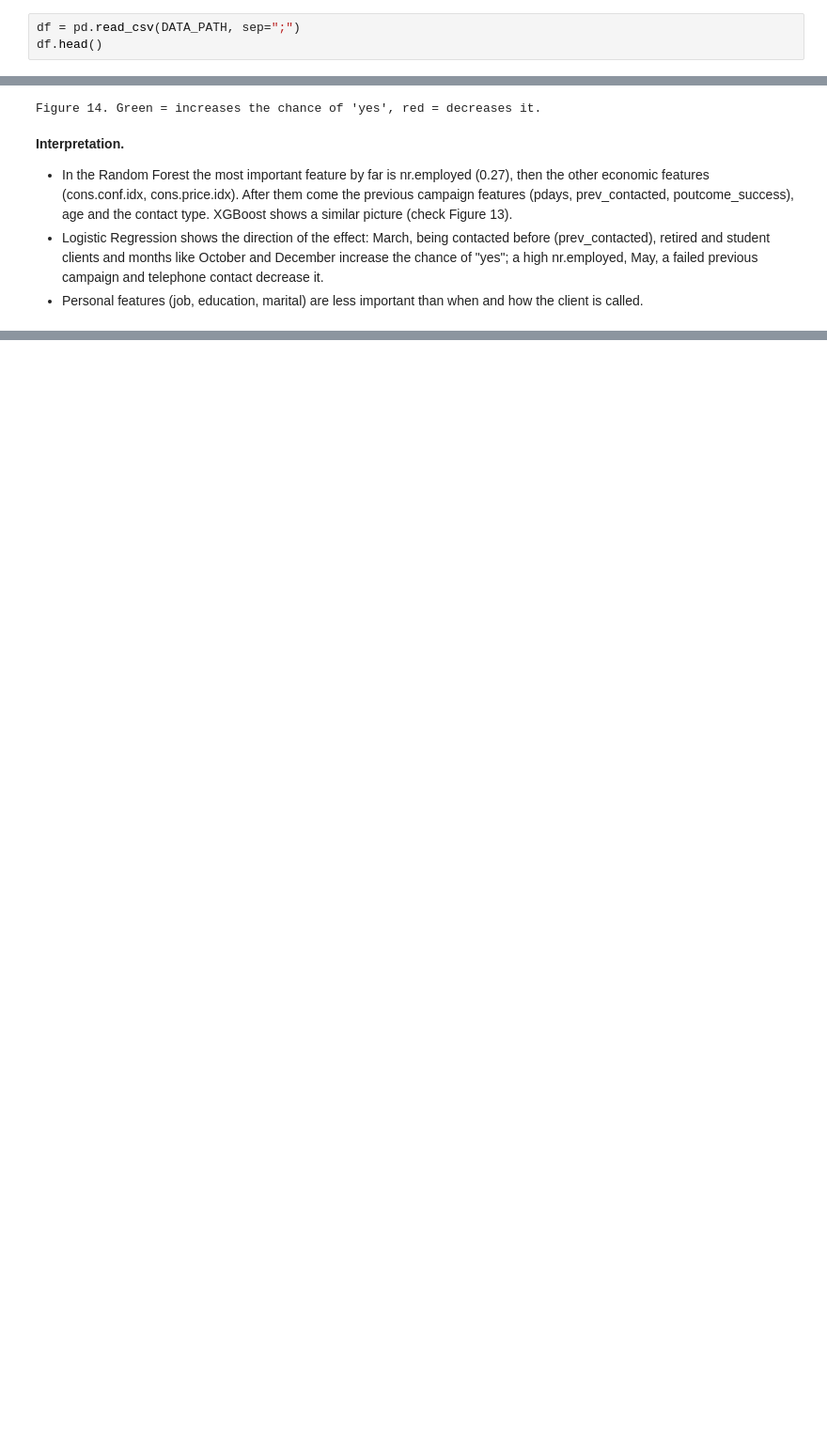
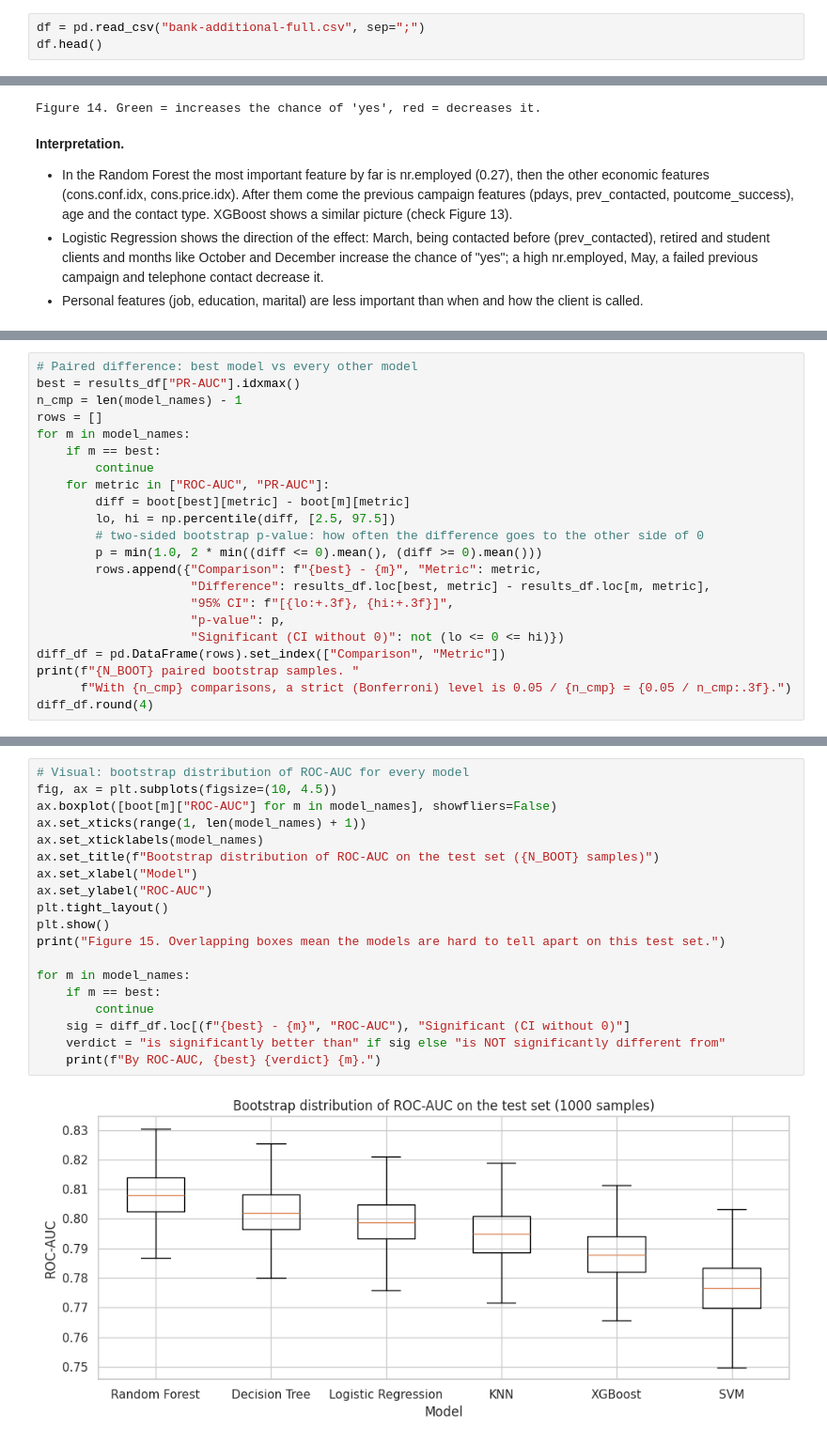
Before and after one commit to ayaxrmm/bank-marketing-classification, a Jupyter notebook: bank_marketing_classification.ipynb, the cells around one changed output, grey strips where cells are left out. Shown at 94% size. Cells and saved outputs as stored; diff of their text form; blank space fills up the shorter version.

```diff
--- a/bank_marketing_classification.ipynb
+++ b/bank_marketing_classification.ipynb
@@ -49,5 +54,5 @@ plt.rcParams["figure.dpi"] = 100
 # %%
-df = pd.read_csv(DATA_PATH, sep=";")
+df = pd.read_csv("bank-additional-full.csv", sep=";")
 df.head()
 # %% [output]
 |  | age | job | marital | education | default | housing | loan | contact | month | day_of_week | ... |
@@ -901,0 +972,22 @@ I used the **Bank Marketing** dataset (bank-additional-full.csv, 41,188 clients,
+# %%
+# Paired difference: best model vs every other model
+best = results_df["PR-AUC"].idxmax()
+n_cmp = len(model_names) - 1
+rows = []
+for m in model_names:
+    if m == best:
+        continue
+    for metric in ["ROC-AUC", "PR-AUC"]:
+        diff = boot[best][metric] - boot[m][metric]
+        lo, hi = np.percentile(diff, [2.5, 97.5])
+        # two-sided bootstrap p-value: how often the difference goes to the other side of 0
+        p = min(1.0, 2 * min((diff <= 0).mean(), (diff >= 0).mean()))
+        rows.append({"Comparison": f"{best} - {m}", "Metric": metric,
+                     "Difference": results_df.loc[best, metric] - results_df.loc[m, metric],
+                     "95% CI": f"[{lo:+.3f}, {hi:+.3f}]",
+                     "p-value": p,
+                     "Significant (CI without 0)": not (lo <= 0 <= hi)})
+diff_df = pd.DataFrame(rows).set_index(["Comparison", "Metric"])
+print(f"{N_BOOT} paired bootstrap samples. "
+      f"With {n_cmp} comparisons, a strict (Bonferroni) level is 0.05 / {n_cmp} = {0.05 / n_cmp:.3f}.")
+diff_df.round(4)
@@ -901,0 +1008,21 @@ I used the **Bank Marketing** dataset (bank-additional-full.csv, 41,188 clients,
+# %%
+# Visual: bootstrap distribution of ROC-AUC for every model
+fig, ax = plt.subplots(figsize=(10, 4.5))
+ax.boxplot([boot[m]["ROC-AUC"] for m in model_names], showfliers=False)
+ax.set_xticks(range(1, len(model_names) + 1))
+ax.set_xticklabels(model_names)
+ax.set_title(f"Bootstrap distribution of ROC-AUC on the test set ({N_BOOT} samples)")
+ax.set_xlabel("Model")
+ax.set_ylabel("ROC-AUC")
+plt.tight_layout()
+plt.show()
+print("Figure 15. Overlapping boxes mean the models are hard to tell apart on this test set.")
+
+for m in model_names:
+    if m == best:
+        continue
+    sig = diff_df.loc[(f"{best} - {m}", "ROC-AUC"), "Significant (CI without 0)"]
+    verdict = "is significantly better than" if sig else "is NOT significantly different from"
+    print(f"By ROC-AUC, {best} {verdict} {m}.")
+# %% [output]
+[figure, added]
```
Also changed, not shown: parts of 27 cells of this notebook.
